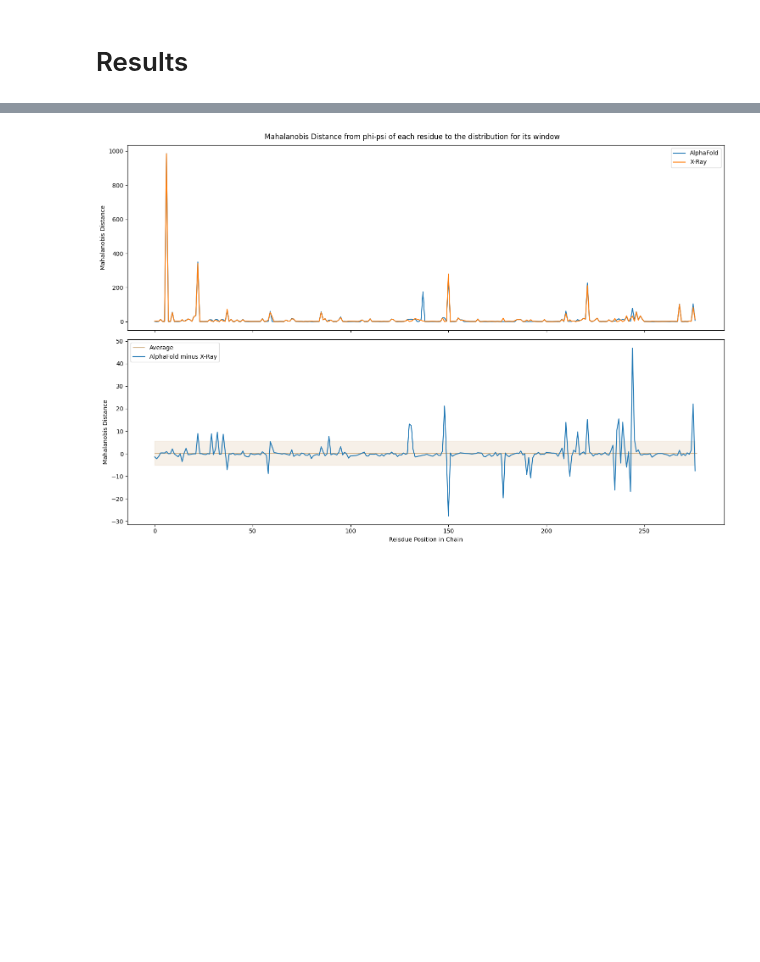
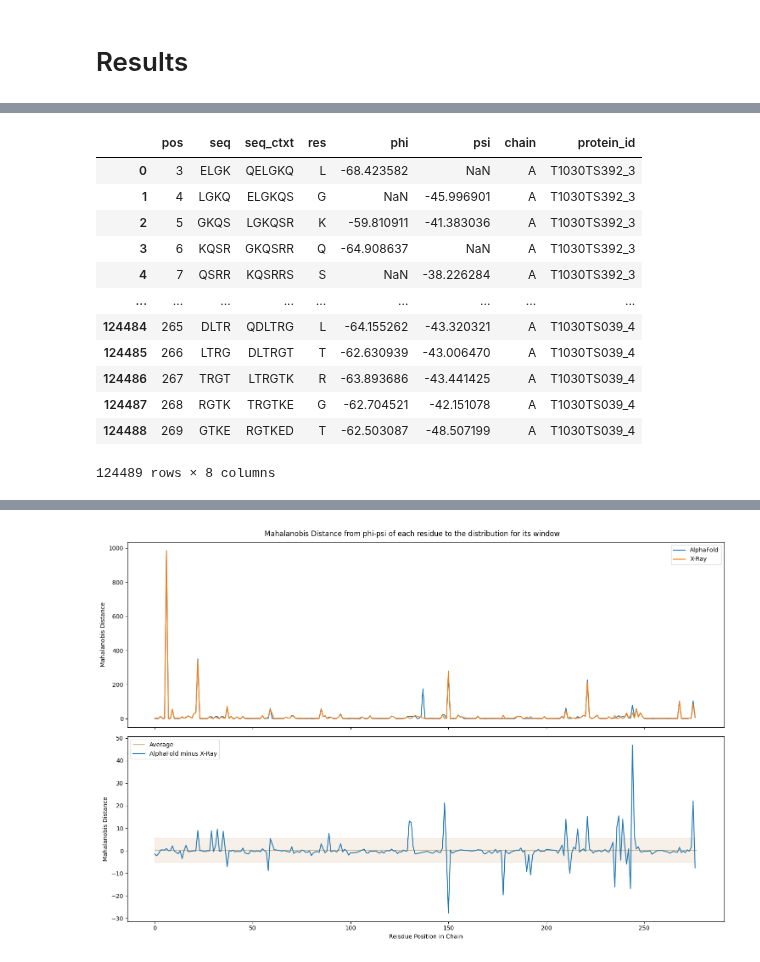
Before and after one commit to Musa-Azeem/protein-dihedral-visualization, a Jupyter notebook: multi-window.ipynb, the cells around one changed output, grey strips where cells are left out. Saved outputs shown, nothing was run; the diff lists cells and outputs as text; code cells hidden in the pictures; blank space fills up the shorter version.

```diff
--- a/multi-window.ipynb
+++ b/multi-window.ipynb
@@ -279,0 +310,16 @@ overlapping_seqs = list(set(phi_psi_mined_ctxt.seq) & set(phi_psi_predictions.se
+# %%
+phi_psi_predictions
+# %% [output]
+|  | pos | seq | seq_ctxt | res | phi | psi | chain | protein_id |
+| 0 | 3 | ELGK | QELGKQ | L | -68.423582 | NaN | A | T1030TS392_3 |
+| 1 | 4 | LGKQ | ELGKQS | G | NaN | -45.996901 | A | T1030TS392_3 |
+| 2 | 5 | GKQS | LGKQSR | K | -59.810911 | -41.383036 | A | T1030TS392_3 |
+| 3 | 6 | KQSR | GKQSRR | Q | -64.908637 | NaN | A | T1030TS392_3 |
+| 4 | 7 | QSRR | KQSRRS | S | NaN | -38.226284 | A | T1030TS392_3 |
+| ... | ... | ... | ... | ... | ... | ... | ... | ... |
+| 124484 | 265 | DLTR | QDLTRG | L | -64.155262 | -43.320321 | A | T1030TS039_4 |
+| 124485 | 266 | LTRG | DLTRGT | T | -62.630939 | -43.006470 | A | T1030TS039_4 |
+| 124486 | 267 | TRGT | LTRGTK | R | -63.893686 | -43.441425 | A | T1030TS039_4 |
+| 124487 | 268 | RGTK | TRGTKE | G | -62.704521 | -42.151078 | A | T1030TS039_4 |
+| 124488 | 269 | GTKE | RGTKED | T | -62.503087 | -48.507199 | A | T1030TS039_4 |
+124489 rows × 8 columns
```
Also changed, not shown: parts of 12 cells of this notebook.
